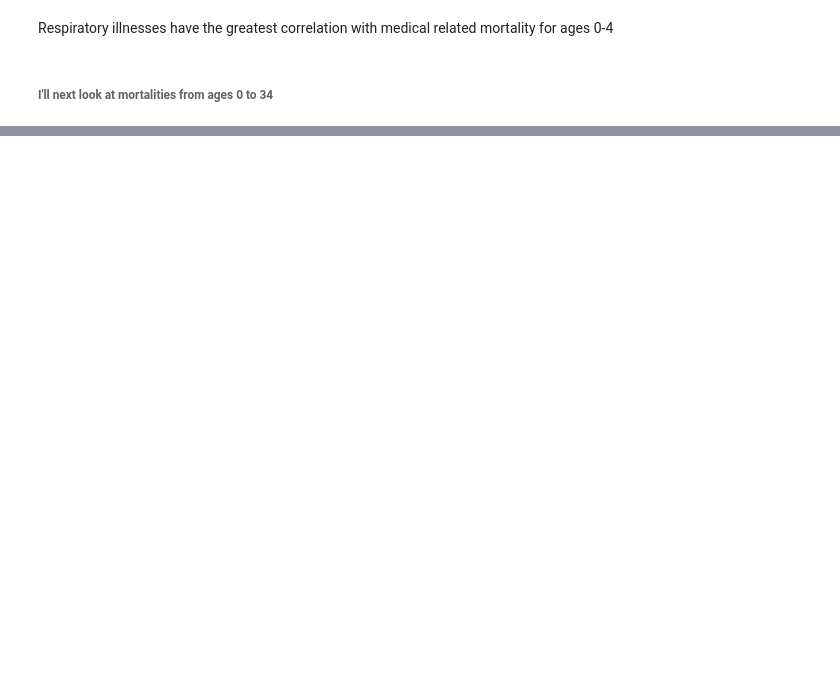
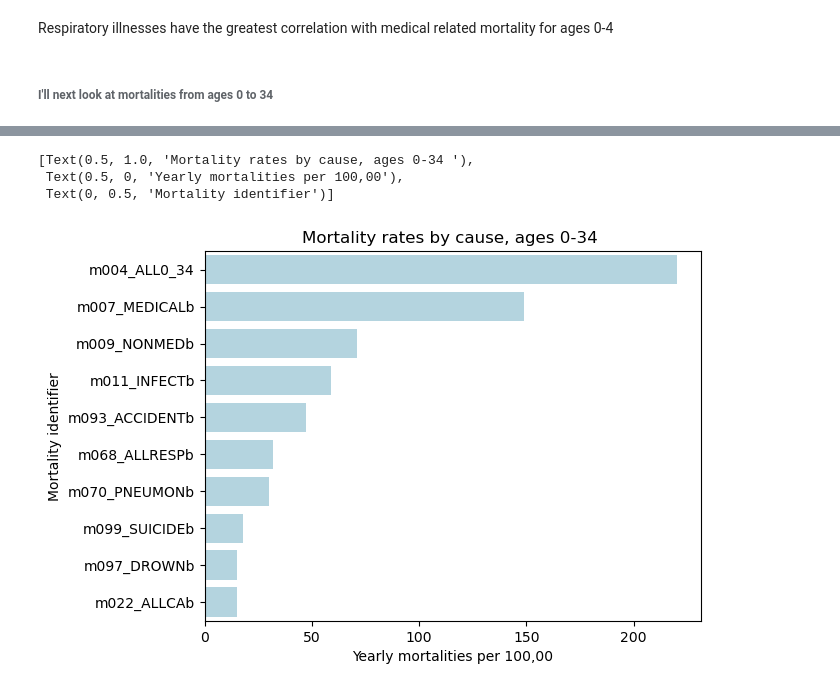
Before and after one commit to colbytse/community_health_project, a Jupyter notebook: will.ipynb, the cells around one changed output, grey strips where cells are left out. Cells and saved outputs as stored; diff of their text form; code cells hidden in the pictures; blank space fills up the shorter version.

```diff
--- a/will.ipynb
+++ b/will.ipynb
@@ -645,7 +636,7 @@ Respiratory illnesses have the greatest correlation with medical related mortali
 # %% [markdown]
 ###### I'll next look at mortalities from ages 0 to 34
 # %%
-mortalities_0_4 = [col for col in ch89m.columns.values if col.endswith(('a'))]
-mortalities_0_4
-m0_4a = ch89m.loc[:,mortalities_0_4].describe().loc['mean'].sort_values(ascending = False)
-m0_4a
+mortalities_0_34 = [col for col in ch89m.columns.values if col.endswith(('b','0_34'))]
+mortalities_0_34
+m0_34 = ch89m.loc[:,mortalities_0_34].describe().loc['mean'].sort_values(ascending = False)
+m0_34
@@ -651,0 +661,10 @@ m0_4a
+# %%
+sns.barplot(x = m0_34[0:10].values, y = m0_34[0:10].index, color='lightblue').set(
+title = 'Mortality rates by cause, ages 0-34 ',
+xlabel = 'Yearly mortalities per 100,00',
+ylabel = 'Mortality identifier')
+# %% [output]
+[Text(0.5, 1.0, 'Mortality rates by cause, ages 0-34 '),
+ Text(0.5, 0, 'Yearly mortalities per 100,00'),
+ Text(0, 0.5, 'Mortality identifier')]
+[figure, added]
```
Also changed, not shown: parts of 25 cells of this notebook.
